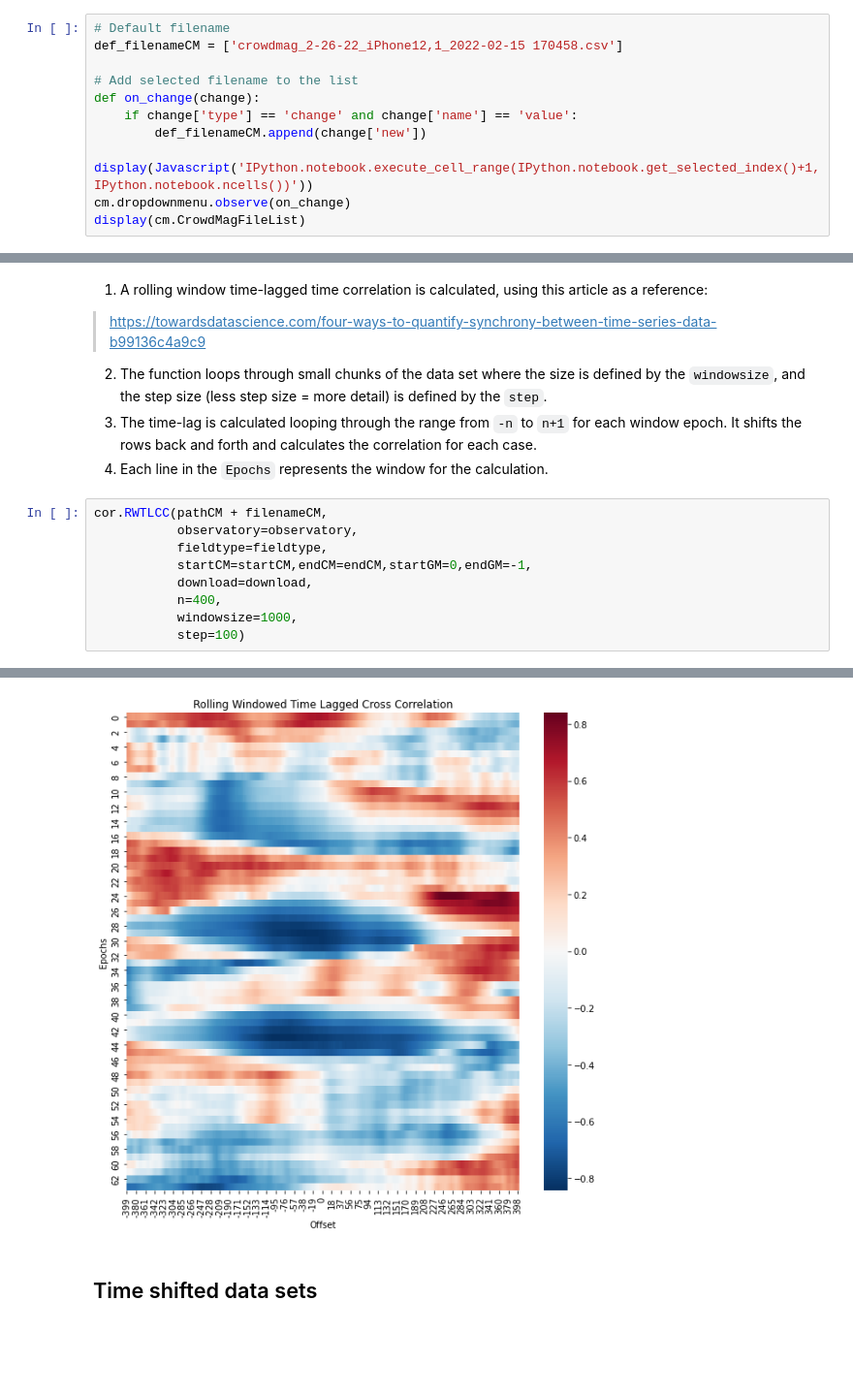
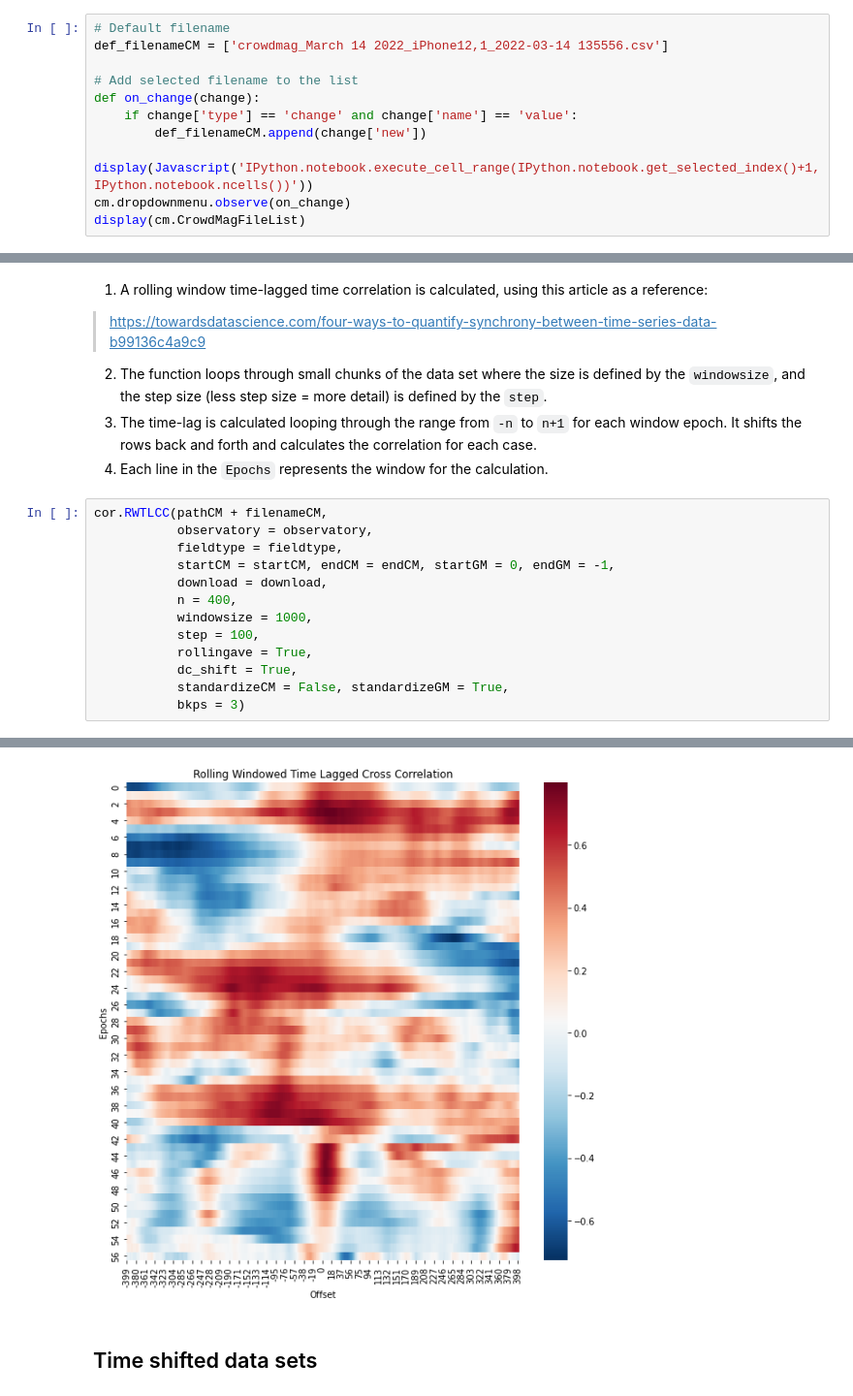
Before and after one commit to juditbergfalk/magneto, a Jupyter notebook: CrowdMag.ipynb, the cells around one changed output, grey strips where cells are left out. Shown at 97% size. Saved outputs shown, nothing was run; the diff lists cells and outputs as text; blank space fills up the shorter version.

Commit message:
[JB] dc shift, standardization, outlier test

```diff
--- a/CrowdMag.ipynb
+++ b/CrowdMag.ipynb
@@ -51,7 +59,7 @@ startCM = 3#924 #4100
 endCM = -1
 # %%
 # Default filename
-def_filenameCM = ['crowdmag_2-26-22_iPhone12,1_2022-02-15 170458.csv']
+def_filenameCM = ['crowdmag_March 14 2022_iPhone12,1_2022-03-14 135556.csv']
 
 # Add selected filename to the list
 def on_change(change):
@@ -199,11 +352,15 @@ Scipy computed Pearson r: -0.156 and p-value: 1.51e-35
 4. Each line in the `Epochs` represents the window for the calculation.
 # %%
 cor.RWTLCC(pathCM + filenameCM,
-           observatory=observatory,
-           fieldtype=fieldtype,
-           startCM=startCM,endCM=endCM,startGM=0,endGM=-1,
-           download=download,
-           n=400,
-           windowsize=1000,
-           step=100)
+           observatory = observatory,
+           fieldtype = fieldtype,
+           startCM = startCM, endCM = endCM, startGM = 0, endGM = -1,
+           download = download,
+           n = 400,
+           windowsize = 1000,
+           step = 100,
+           rollingave = True,
+           dc_shift = True,
+           standardizeCM = False, standardizeGM = True,
+           bkps = 3)
 # %% [output]
@@ -224,4 +386,4 @@ Column of max correlation value, or time shift in minutes = 251
-[figure, old version]
+[figure, new version]
 # %% [markdown]
 ## Time shifted data sets
 # %%
```
Also changed, not shown: parts of 29 cells of this notebook, 26 other files.
